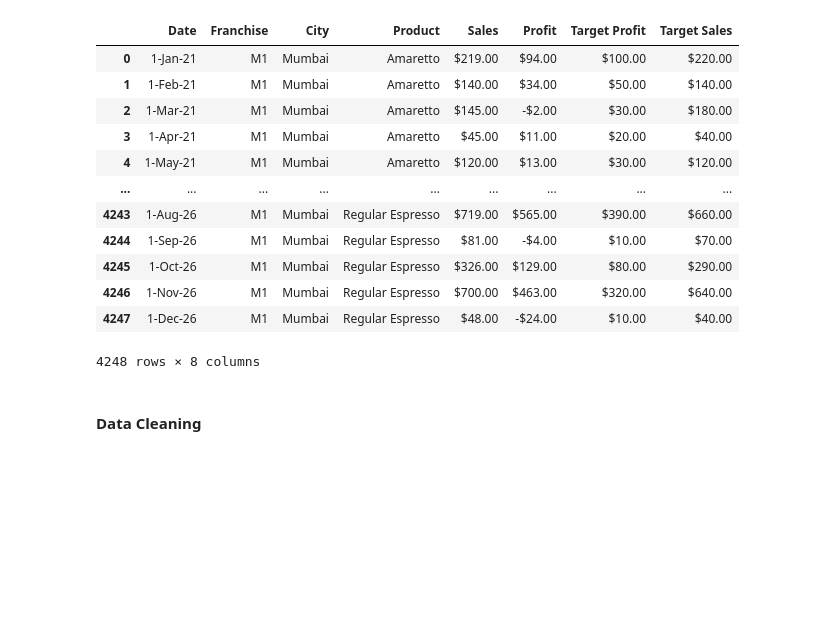
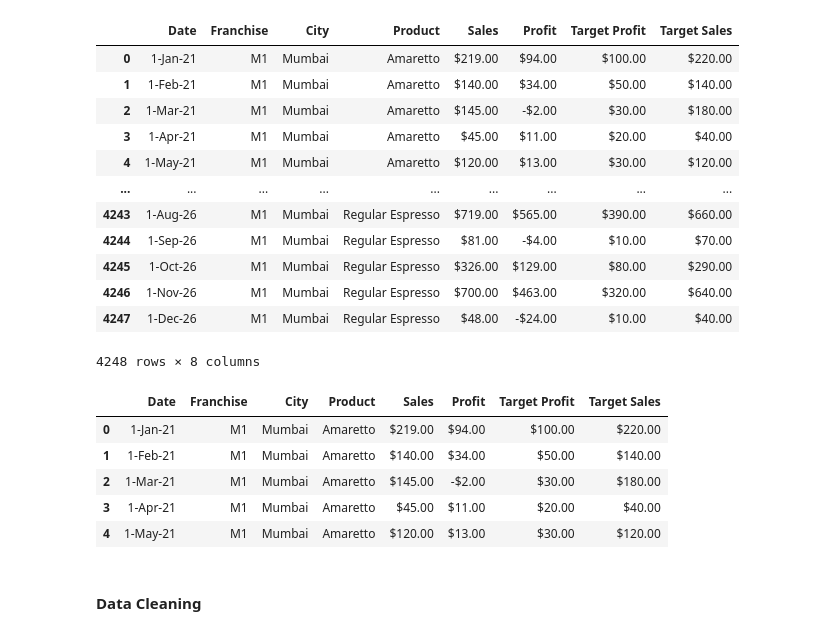
Before and after one commit to knowledge-corner/12_May_2025_Optum_Global, a Jupyter notebook: Classwork/Day - 2 classwork.ipynb, the cells around one changed output. Cells and saved outputs as stored; diff of their text form; code cells hidden in the pictures; blank space fills up the shorter version.

```diff
--- a/Classwork/Day - 2 classwork.ipynb
+++ b/Classwork/Day - 2 classwork.ipynb
@@ -711,6 +711,15 @@ df.drop_duplicates()
 | 4246 | 1-Nov-26 | M1 | Mumbai | Regular Espresso | $700.00 | $463.00 | $320.00 | $640.00 |
 | 4247 | 1-Dec-26 | M1 | Mumbai | Regular Espresso | $48.00 | -$24.00 | $10.00 | $40.00 |
 4248 rows × 8 columns
+# %%
+df.head()
+# %% [output]
+|  | Date | Franchise | City | Product | Sales | Profit | Target Profit | Target Sales |
+| 0 | 1-Jan-21 | M1 | Mumbai | Amaretto | $219.00 | $94.00 | $100.00 | $220.00 |
+| 1 | 1-Feb-21 | M1 | Mumbai | Amaretto | $140.00 | $34.00 | $50.00 | $140.00 |
+| 2 | 1-Mar-21 | M1 | Mumbai | Amaretto | $145.00 | -$2.00 | $30.00 | $180.00 |
+| 3 | 1-Apr-21 | M1 | Mumbai | Amaretto | $45.00 | $11.00 | $20.00 | $40.00 |
+| 4 | 1-May-21 | M1 | Mumbai | Amaretto | $120.00 | $13.00 | $30.00 | $120.00 |
 # %% [markdown]
 #### Data Cleaning
 # %% [markdown]
```
